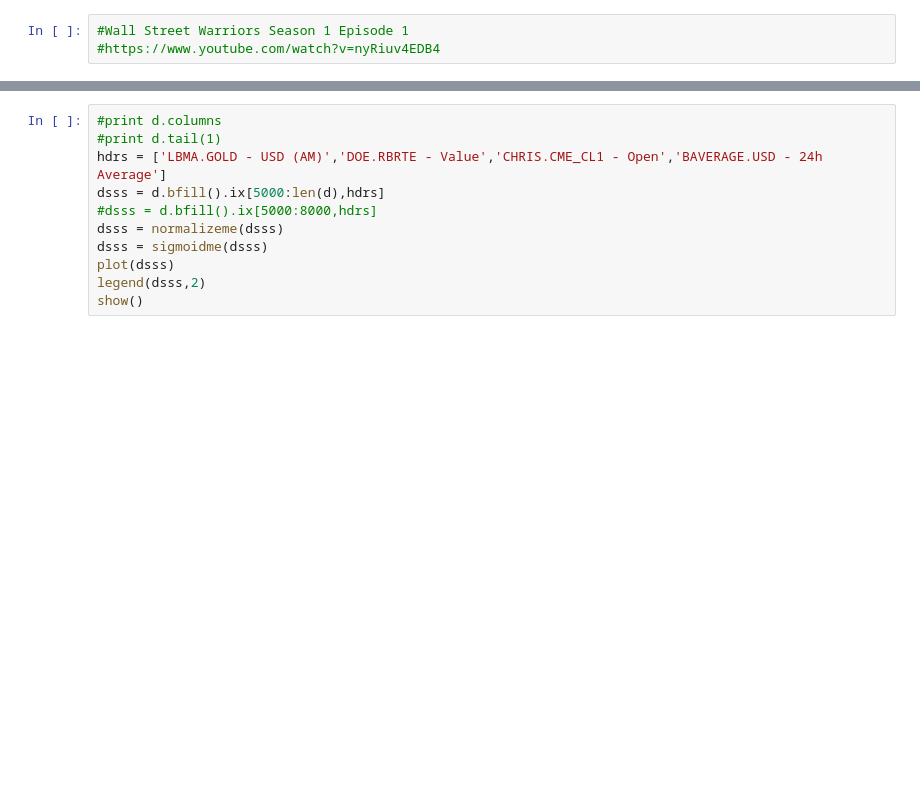
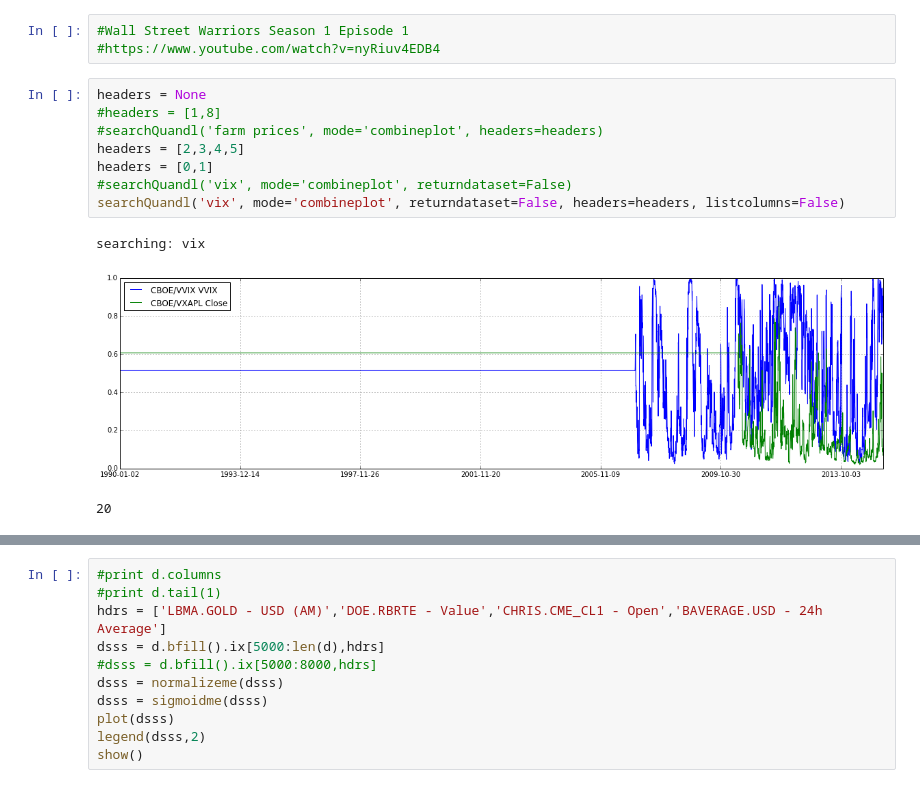
Before and after one commit to qorelogic/ml2, a Jupyter notebook: bin/quandl-fun.ipynb, the cells around one changed output, grey strips where cells are left out. Cells and saved outputs as stored; diff of their text form; blank space fills up the shorter version.

```diff
--- a/bin/quandl-fun.ipynb
+++ b/bin/quandl-fun.ipynb
@@ -10,3 +15,15 @@ rcParams['figure.figsize'] = 20, 5
 # %%
 #Wall Street Warriors Season 1 Episode 1
 #https://www.youtube.com/watch?v=nyRiuv4EDB4
+# %%
+headers = None
+#headers = [1,8]
+#searchQuandl('farm prices', mode='combineplot', headers=headers)
+headers = [2,3,4,5]
+headers = [0,1]
+#searchQuandl('vix', mode='combineplot', returndataset=False)
+searchQuandl('vix', mode='combineplot', returndataset=False, headers=headers, listcolumns=False)
+# %% [output]
+searching: vix
+[figure, added]
+20
```
Also changed, not shown: parts of 4 cells of this notebook, 1 other file.
